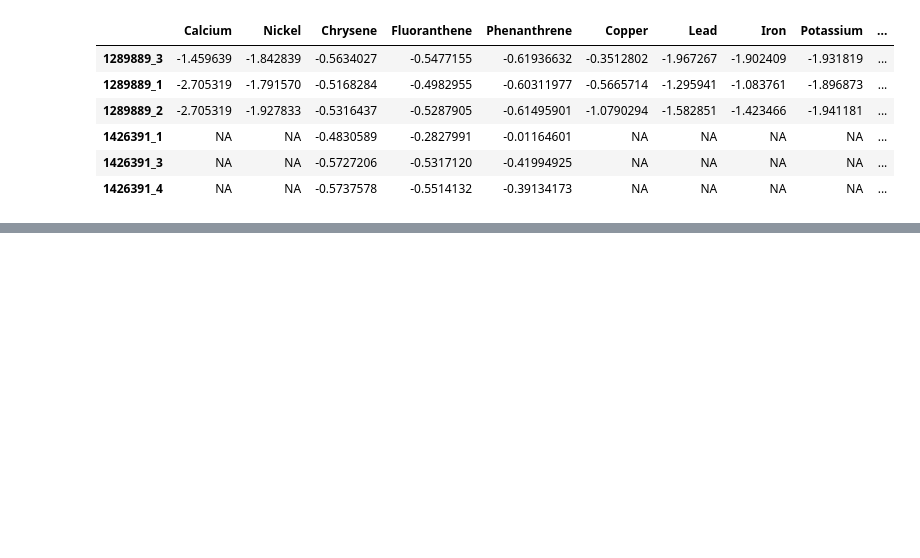
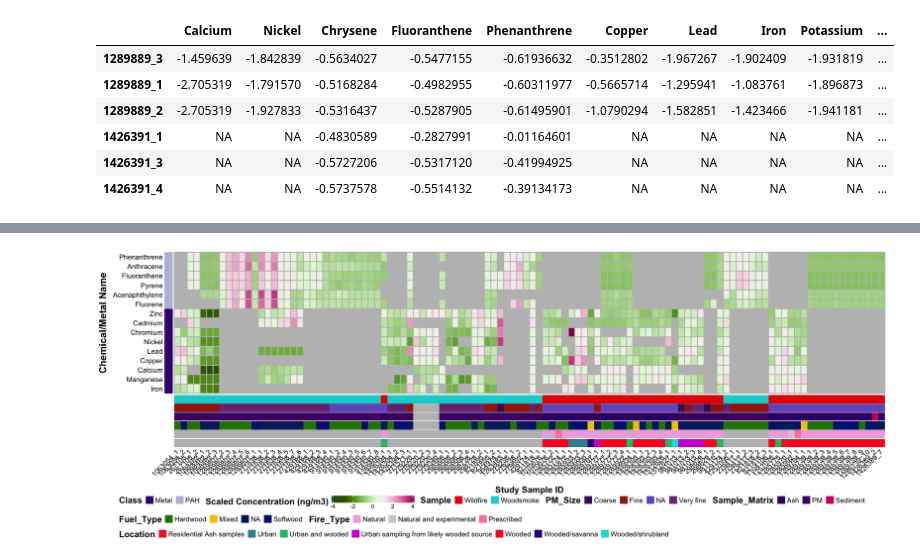
Before and after one commit to UNC-CEMALB/P1015.-Wildfire_Suffcient_Similiarity, a Jupyter notebook: 2. Cluster Analysis/Heatmaps.ipynb, the cells around one changed output, grey strips where cells are left out. Saved outputs shown, nothing was run; the diff lists cells and outputs as text; code cells hidden in the pictures; blank space fills up the shorter version.

```diff
--- a/2. Cluster Analysis/Heatmaps.ipynb
+++ b/2. Cluster Analysis/Heatmaps.ipynb
@@ -261,10 +241,16 @@ annotation_vol_col_df = wider_vol_df %>%
     column_to_rownames(var = "Study_Sample_ID") %>%
     mutate(Sample = ifelse(Sample == "WS", "Woodsmoke",
                                   ifelse(Sample == "WF", "Wildfire", Sample)))
+# removing some ids that were causing issues..
+removed_id_df = info_df %>%
+    filter(Study_Sample_ID == '1289922_1' & Location == 'Wooded' |
+    Study_Sample_ID == '981013_2' & PM_Size == 'Very fine')
+
+info_df2 = anti_join(info_df, removed_id_df)
 annotation_weight_col_df = wider_weight_df %>%
     select(Sample) %>%
     rownames_to_column(var = "Study_Sample_ID") %>%
-    left_join(info_df[,c(4,6,9:11,13,16:18)]) %>%
+    left_join(info_df2[,c(4,6,9:10,13,16:18)]) %>%
     select(-Metric) %>%
     unique() %>%
     remove_rownames() %>%
@@ -341,0 +346,39 @@ Loading required namespace: gridtext
+# %%
+options(repr.plot.width=19, repr.plot.height=7) #changing size
+weight_heatmap = Heatmap(t(final_weight_matrix), rect_gp = gpar(col = "gray", lwd = 2), # cell border color
+     cluster_rows = FALSE,  cluster_columns = FALSE,
+     col = fall_colors, # changing colors
+    #row_split = 2,
+
+    # legend title
+    heatmap_legend_param = list(title = gt_render("Scaled\nConcentration\n(ng/m3)"),
+              title_position = "leftcenter", direction = "horizontal", legend_width = unit(5, "cm"),
+              title_gp = gpar(fontsize = 15, fontface = "bold")),
+   # adding axes titles
+    column_title = "Study Sample ID", column_title_side = "bottom",
+    column_title_gp = gpar(fontsize = 15, fontface = "bold"),
+    column_names_gp = gpar(fontsize = 12), column_names_rot = 45,
+    row_title = "Chemical/Metal Name", row_title_rot = 90,
+    row_title_gp = gpar(fontsize = 17, fontface = "bold"),
+    row_names_side = 'left', row_names_gp = gpar(fontsize = 12),
+
+    # adding in annotation (additional data)
+    bottom_annotation = HeatmapAnnotation(df = annotation_weight_col_df, show_annotation_name = FALSE,
+    col = list(Sample = c(Wildfire = "#e60000", Woodsmoke = "#00d2d2")),
+    annotation_legend_param = list(title_position = "leftcenter",
+                                   grid_width = unit(0.5, "cm"), grid_height = unit(0.5, "cm"),
+                                   title_gp = gpar(fontsize = 15, fontface = "bold"), nrow = 1,
+                                   labels_gp = gpar(fontsize = 12))),
+
+    left_annotation = rowAnnotation(df = annotation_weight_row_df, show_annotation_name = FALSE,
+                col = list(Class = c(Metal = "#3f007d", PAH = "#bcbddc", VOC = "#9E4200")),
+                annotation_legend_param = list(title_position = "leftcenter",
+                                               grid_width = unit(0.5, "cm"), grid_height = unit(0.5, "cm"),
+                                               title_gp = gpar(fontsize = 15, fontface = "bold"), nrow = 1,
+                                                labels_gp = gpar(fontsize = 12)))#,
+)
+
+draw(weight_heatmap, merge_legend = TRUE, heatmap_legend_side = "bottom",
+    annotation_legend_side = "bottom")
+# %% [output]
+[figure, added]
```
Also changed, not shown: parts of 7 cells of this notebook.
